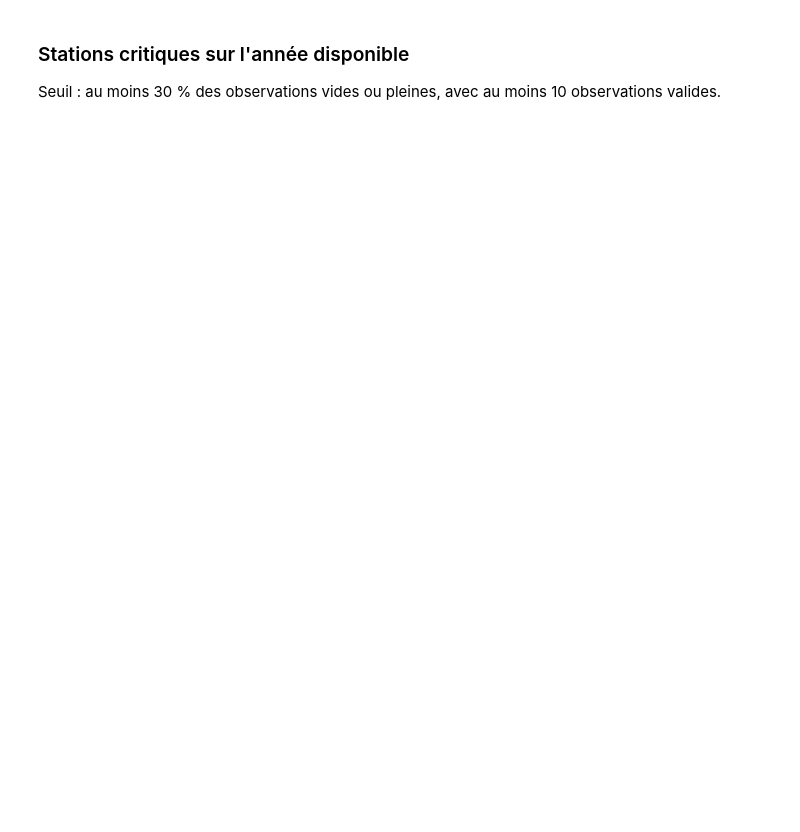
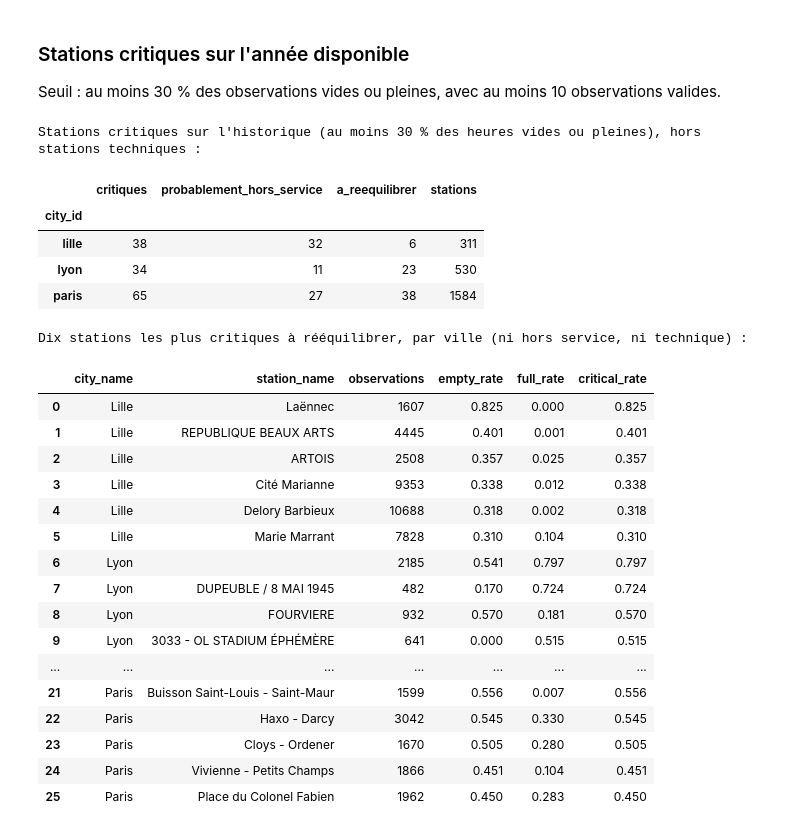
Before and after one commit to MaashRees/UrbanHub, a Jupyter notebook: notebooks/04_analyses_mobilite.ipynb, the cells around one changed output. Saved outputs shown, nothing was run; the diff lists cells and outputs as text; code cells hidden in the pictures; blank space fills up the shorter version.

Commit message:
docs: état final du projet, sorties des notebooks 01, 02 et 04 restaurées, historique CityBikes dans le notebook 04

```diff
--- a/notebooks/04_analyses_mobilite.ipynb
+++ b/notebooks/04_analyses_mobilite.ipynb
@@ -370,0 +456,46 @@ if archive_paths:
+# %%
+if archive_paths:
+    # Une station = un identifiant (le nom varie en casse d'un mois à l'autre : « RUE CORNEILLE » et « Rue Corneille »)
+    s = pd.concat(stations_agg).groupby(["city_id", "city_name", "network_id", "station_id"], dropna=False, as_index=False).agg(
+        station_name=("station_name", "last"), observations=("observations", "sum"), vides=("vides", "sum"), pleines=("pleines", "sum"))
+    s["empty_rate"] = s["vides"] / s["observations"]
+    s["full_rate"] = s["pleines"] / s["observations"]
+    s["critical_rate"] = s[["empty_rate", "full_rate"]].max(axis=1)
+    s = s[~s["station_name"].astype(str).str.contains("TEST|MOBILE", case=False, regex=True)]   # stations techniques de l'opérateur
+    critiques = s[(s["observations"] >= 10) & (s["critical_rate"] >= 0.30)]
+    # Vide ou pleine plus de 95 % du temps : la station est probablement hors service, un rééquilibrage n'y changerait rien
+    hors_service = critiques[critiques["critical_rate"] >= 0.95]
+    a_reequilibrer = critiques[critiques["critical_rate"] < 0.95]
+    print("Stations critiques sur l'historique (au moins 30 % des heures vides ou pleines), hors stations techniques :")
+    display(critiques.groupby("city_id").size().rename("critiques").to_frame()
+            .join(hors_service.groupby("city_id").size().rename("probablement_hors_service"))
+            .join(a_reequilibrer.groupby("city_id").size().rename("a_reequilibrer"))
+            .join(s.groupby("city_id").size().rename("stations")).fillna(0).astype(int))
+    print("Dix stations les plus critiques à rééquilibrer, par ville (ni hors service, ni technique) :")
+    display(a_reequilibrer.sort_values(["city_id", "critical_rate"], ascending=[True, False]).groupby("city_id").head(10)[
+        ["city_name", "station_name", "observations", "empty_rate", "full_rate", "critical_rate"]].round(3).reset_index(drop=True))
+# %% [output]
+Stations critiques sur l'historique (au moins 30 % des heures vides ou pleines), hors stations techniques :
+|  | critiques | probablement_hors_service | a_reequilibrer | stations |
+| city_id |  |  |  |  |
+| lille | 38 | 32 | 6 | 311 |
+| lyon | 34 | 11 | 23 | 530 |
+| paris | 65 | 27 | 38 | 1584 |
+Dix stations les plus critiques à rééquilibrer, par ville (ni hors service, ni technique) :
+|  | city_name | station_name | observations | empty_rate | full_rate | critical_rate |
+| 0 | Lille | Laënnec | 1607 | 0.825 | 0.000 | 0.825 |
+| 1 | Lille | REPUBLIQUE BEAUX ARTS | 4445 | 0.401 | 0.001 | 0.401 |
+| 2 | Lille | ARTOIS | 2508 | 0.357 | 0.025 | 0.357 |
+| 3 | Lille | Cité Marianne | 9353 | 0.338 | 0.012 | 0.338 |
+| 4 | Lille | Delory Barbieux | 10688 | 0.318 | 0.002 | 0.318 |
+| 5 | Lille | Marie Marrant | 7828 | 0.310 | 0.104 | 0.310 |
+| 6 | Lyon |  | 2185 | 0.541 | 0.797 | 0.797 |
+| 7 | Lyon | DUPEUBLE / 8 MAI 1945 | 482 | 0.170 | 0.724 | 0.724 |
+| 8 | Lyon | FOURVIERE | 932 | 0.570 | 0.181 | 0.570 |
+| 9 | Lyon | 3033 - OL STADIUM ÉPHÉMÈRE | 641 | 0.000 | 0.515 | 0.515 |
+| ... | ... | ... | ... | ... | ... | ... |
+| 21 | Paris | Buisson Saint-Louis - Saint-Maur | 1599 | 0.556 | 0.007 | 0.556 |
+| 22 | Paris | Haxo - Darcy | 3042 | 0.545 | 0.330 | 0.545 |
+| 23 | Paris | Cloys - Ordener | 1670 | 0.505 | 0.280 | 0.505 |
+| 24 | Paris | Vivienne - Petits Champs | 1866 | 0.451 | 0.104 | 0.451 |
+| 25 | Paris | Place du Colonel Fabien | 1962 | 0.450 | 0.283 | 0.450 |
```
Also changed, not shown: parts of 10 cells of this notebook, 5 other files.
